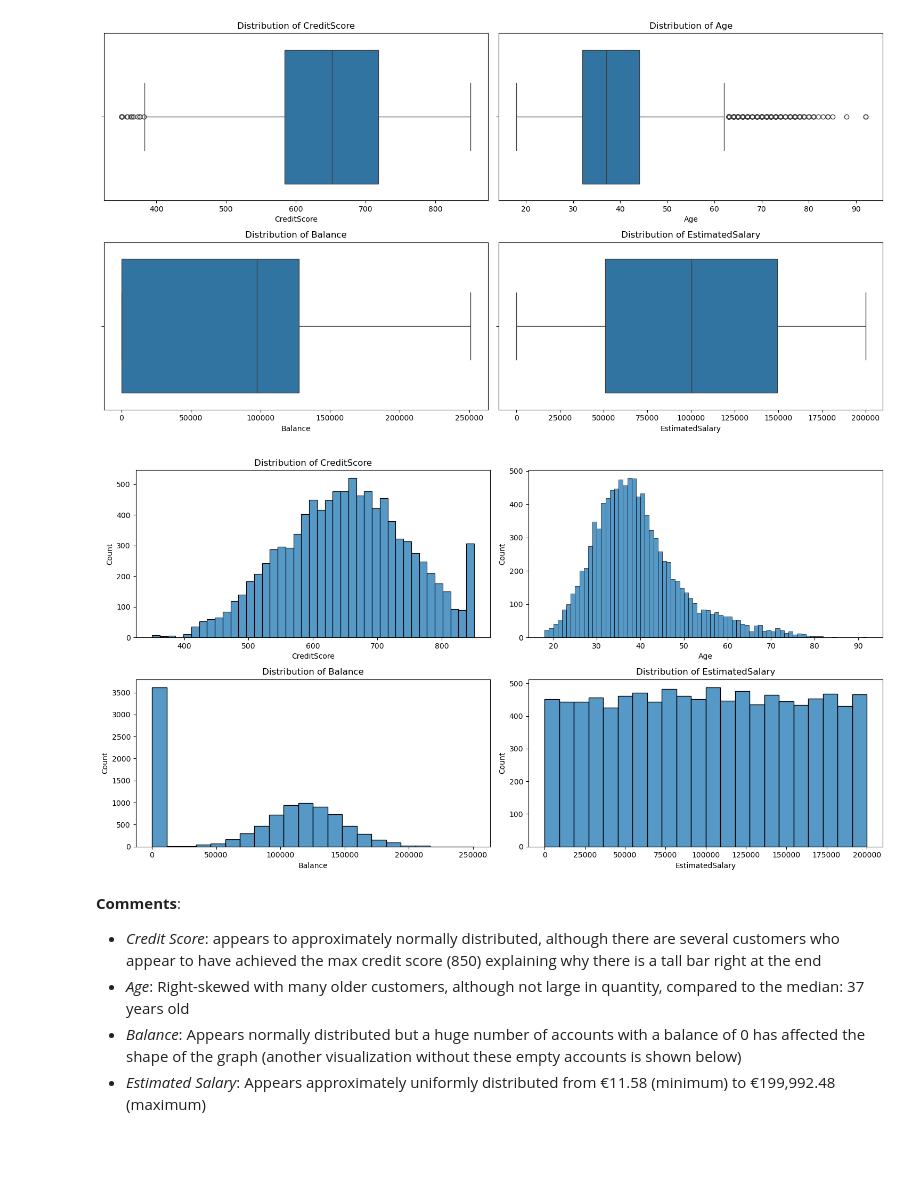
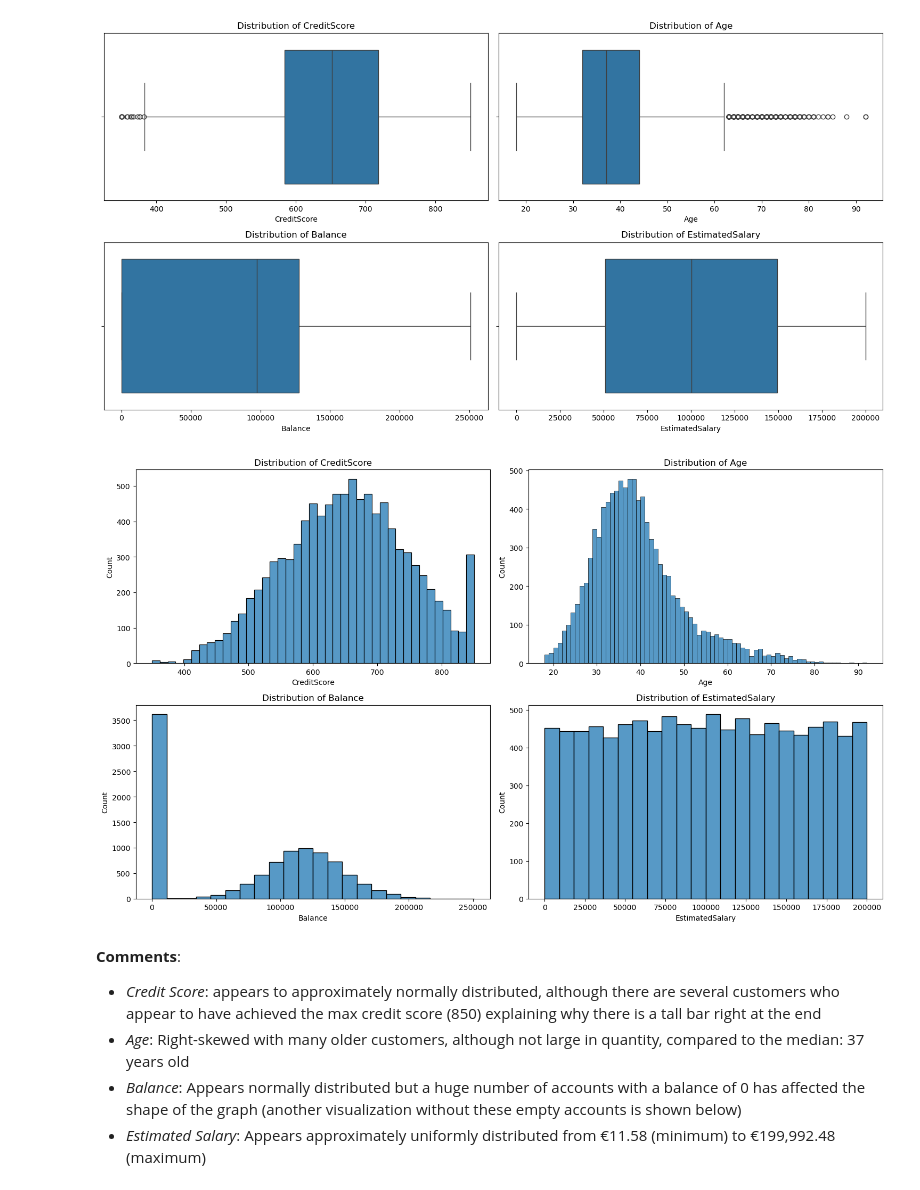
Before and after one commit to david-boules/Customer-Churn-Analysis, a Jupyter notebook: data-analysis.ipynb, the cells around one changed output. Saved outputs shown, nothing was run; the diff lists cells and outputs as text; code cells hidden in the pictures; blank space fills up the shorter version.

Commit message:
Updated plots

```diff
--- a/data-analysis.ipynb
+++ b/data-analysis.ipynb
@@ -148,23 +148,25 @@ plt.show()
 # %% [output]
 [figure]
 # %%
-fig, axes = plt.subplots(2,2,figsize=(15,8))
+fig, axes = plt.subplots(2,2,figsize=(15,9))
 axes = axes.flatten()
 
 hist_variables = ["CreditScore", "Age", "Balance", "EstimatedSalary"]
 
 for i, variable in enumerate(hist_variables):
     if variable == "Age":
         sns.histplot(x=variable, data=df, ax=axes[i], bins = 92-18)
+        title = f"Distribution of {variable}"
+        axes[i].set_title(title)
     else:
         sns.histplot(x=variable, data=df, ax=axes[i])
         title = f"Distribution of {variable}"
         axes[i].set_title(title)
 
 plt.tight_layout()
 plt.show()
 # %% [output]
-[figure, old version]
+[figure, new version]
 # %% [markdown]
 **Comments**:
 - *Credit Score*: appears to approximately normally distributed, although there are several customers who appear to have achieved the max credit score (850) explaining why there is a tall bar right at the end
```
Also changed, not shown: parts of 3 cells of this notebook.
